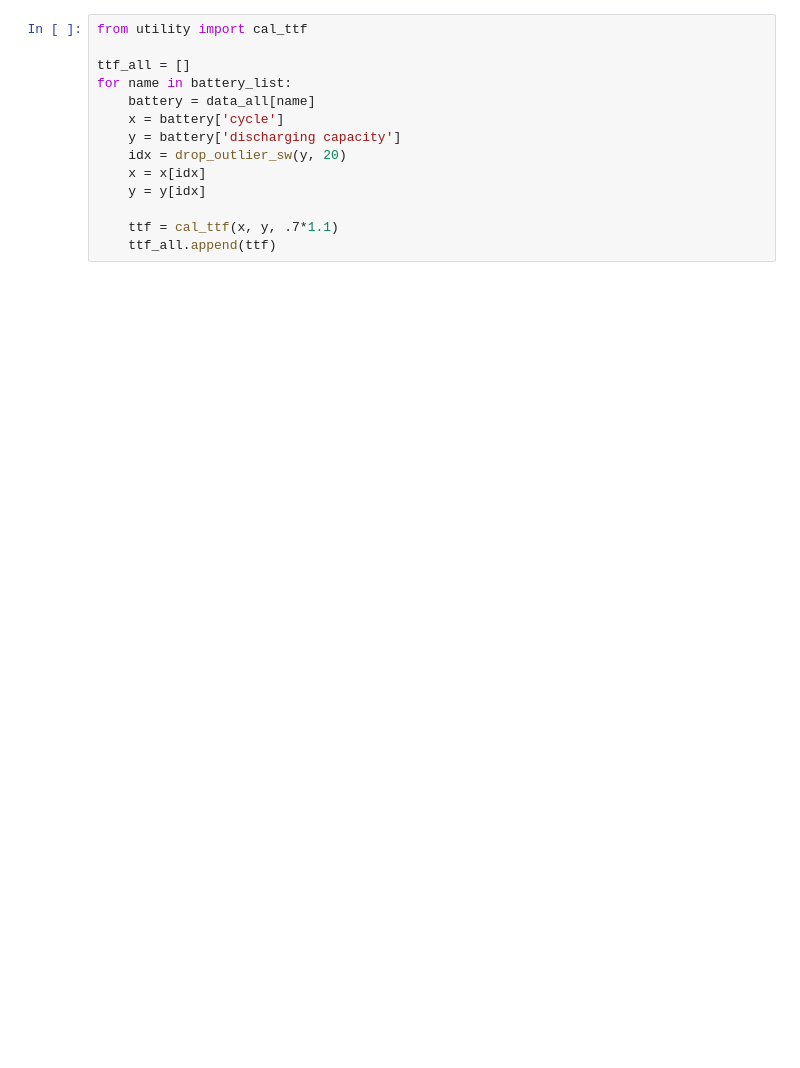
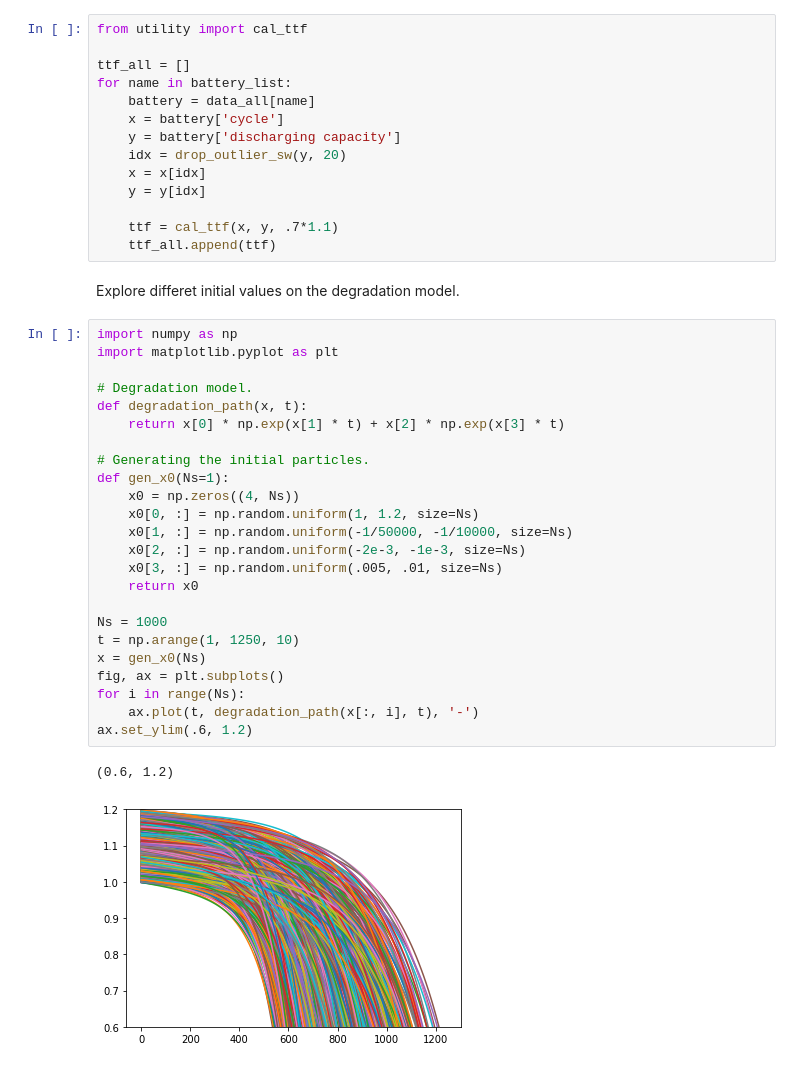
Before and after one commit to sonic160/battery_calce, a Jupyter notebook: explore.ipynb, the cells around one changed output. Saved outputs shown, nothing was run; the diff lists cells and outputs as text; blank space fills up the shorter version.

```diff
--- a/explore.ipynb
+++ b/explore.ipynb
@@ -207,3 +217,32 @@ for name in battery_list:
 
     ttf = cal_ttf(x, y, .7*1.1)
     ttf_all.append(ttf)
+# %% [markdown]
+Explore differet initial values on the degradation model.
+# %%
+import numpy as np
+import matplotlib.pyplot as plt
+
+# Degradation model.
+def degradation_path(x, t):
+    return x[0] * np.exp(x[1] * t) + x[2] * np.exp(x[3] * t)
+
+# Generating the initial particles.
+def gen_x0(Ns=1):
+    x0 = np.zeros((4, Ns))
+    x0[0, :] = np.random.uniform(1, 1.2, size=Ns)
+    x0[1, :] = np.random.uniform(-1/50000, -1/10000, size=Ns)
+    x0[2, :] = np.random.uniform(-2e-3, -1e-3, size=Ns)
+    x0[3, :] = np.random.uniform(.005, .01, size=Ns)
+    return x0
+
+Ns = 1000
+t = np.arange(1, 1250, 10)
+x = gen_x0(Ns)
+fig, ax = plt.subplots()
+for i in range(Ns):
+    ax.plot(t, degradation_path(x[:, i], t), '-')
+ax.set_ylim(.6, 1.2)
+# %% [output]
+(0.6, 1.2)
+[figure, added]
```
Also changed, not shown: parts of 4 cells of this notebook, 2 other files.
